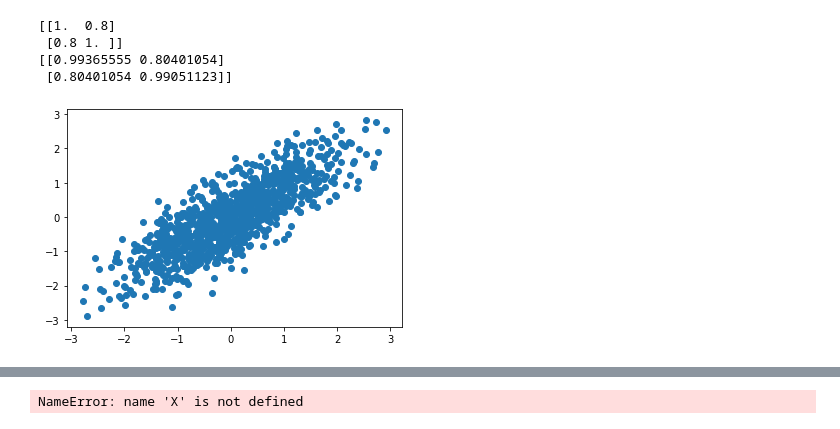
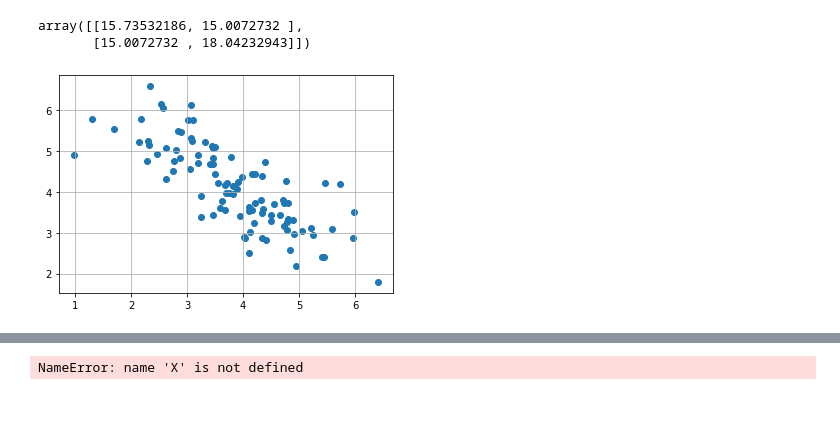
Before and after one commit to jase-clarkson/mini_1, a Jupyter notebook: pca_reconstruction.ipynb, the cells around one changed output, grey strips where cells are left out. Cells and saved outputs as stored; diff of their text form; code cells hidden in the pictures.

```diff
--- a/pca_reconstruction.ipynb
+++ b/pca_reconstruction.ipynb
@@ -2,18 +2,13 @@
 import numpy as np
 import matplotlib.pyplot as plt
 # %%
-cov = np.array([1, .8, .8, 1]).reshape(2,2)
-print(cov)
-L = np.linalg.cholesky(cov)
-X = np.matmul(np.random.normal(0, 1, size=(1000, 2)), L.T)
-n = len(X[:])
+cov_true = np.array([1, -0.8, -0.8, 1]).reshape(2,2)
+X = np.random.multivariate_normal(mean=[4,4], cov=cov_true, size=100)
+plt.grid()
 plt.scatter(X[:,0], X[:,1])
-
-corr = 1/n * np.matmul(X.T, X)
-print(corr)
+S = 1/100 * X.T.dot(X)
+S
 # %% [output]
-[[1.  0.8]
- [0.8 1. ]]
-[[0.99365555 0.80401054]
- [0.80401054 0.99051123]]
+array([[15.73532186, 15.0072732 ],
+       [15.0072732 , 18.04232943]])
-[figure, old version]
+[figure, new version]
```
Also changed, not shown: parts of 4 cells of this notebook, 4 other files.
